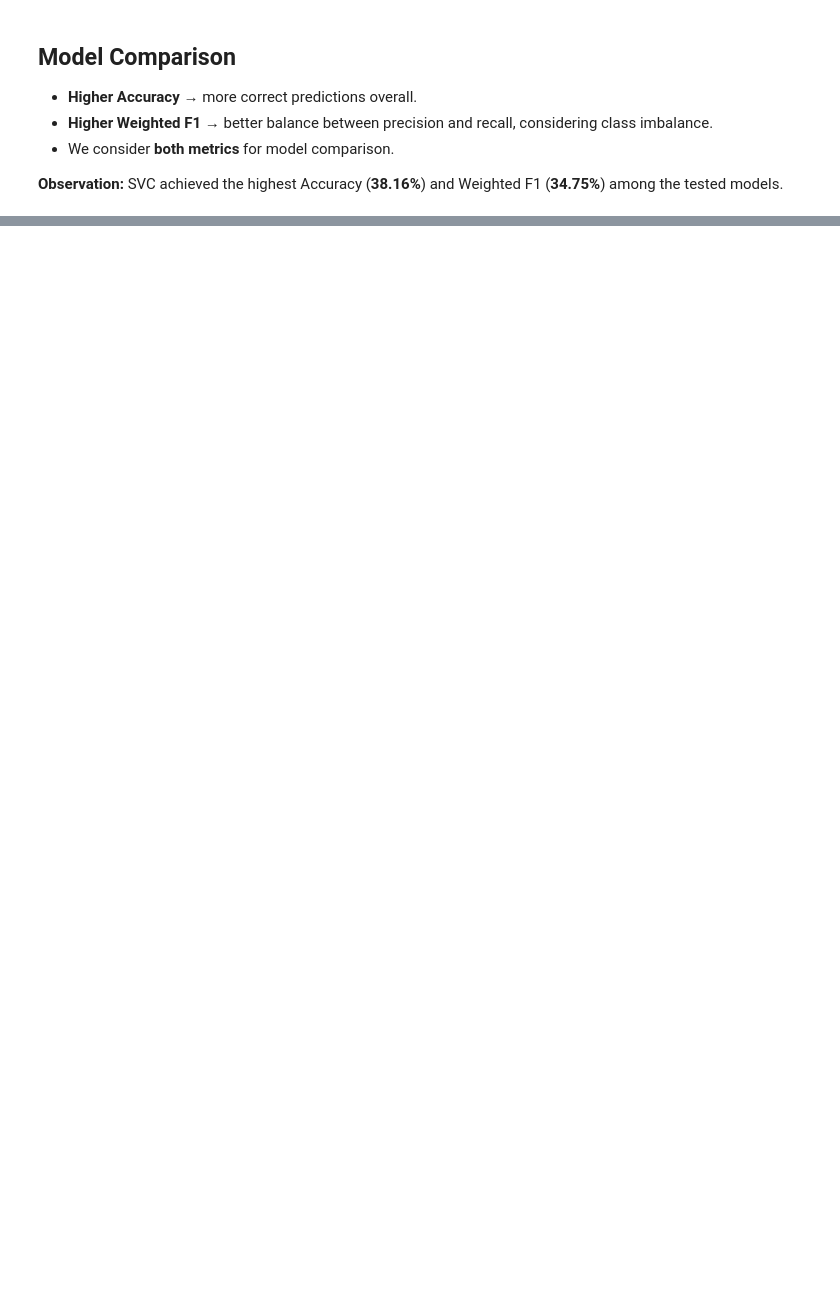
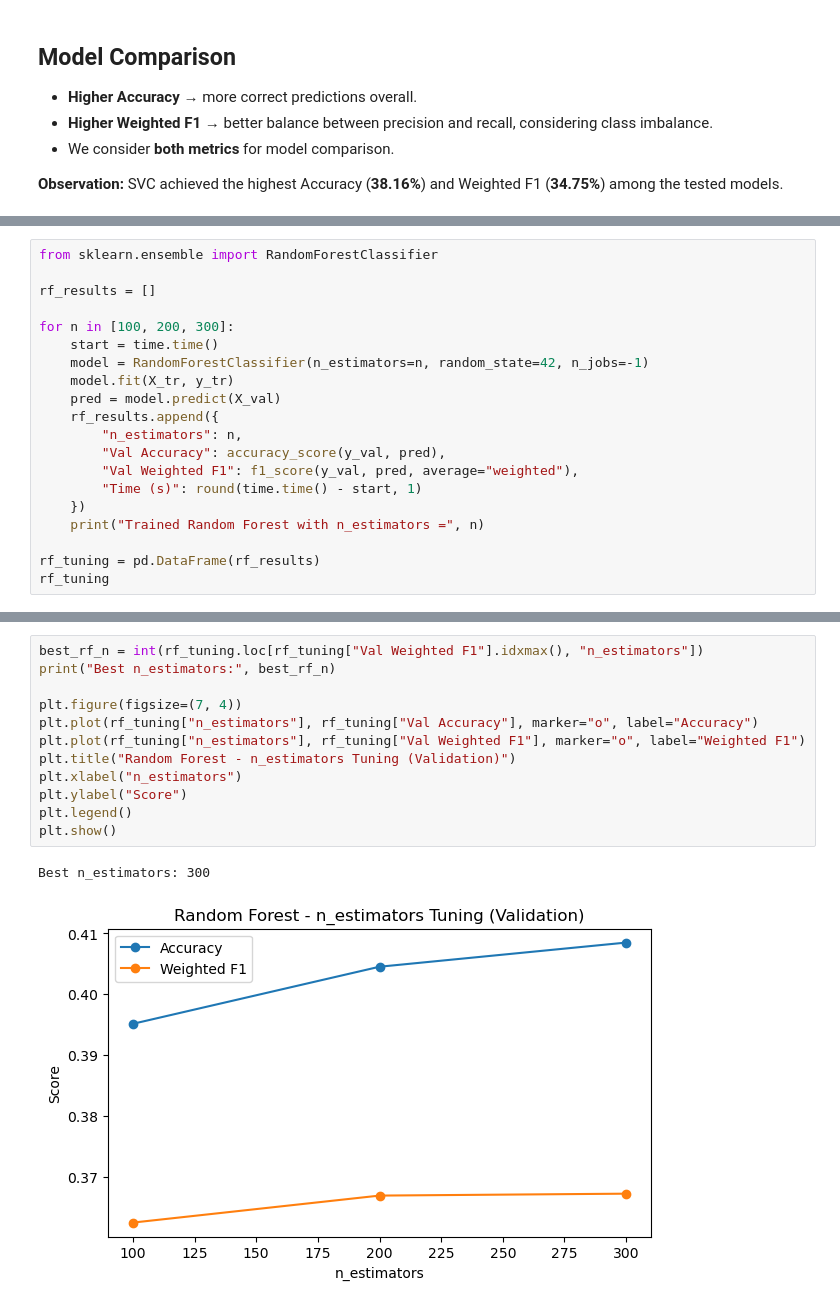
Before and after one commit to AishwaryaSande/ML-Capstone-Project, a Jupyter notebook: notebooks/01_Classification_Emotion.ipynb, the cells around one changed output, grey strips where cells are left out. Cells and saved outputs as stored; diff of their text form; blank space fills up the shorter version.

```diff
--- a/notebooks/01_Classification_Emotion.ipynb
+++ b/notebooks/01_Classification_Emotion.ipynb
@@ -1370,0 +1490,20 @@ comparison
+# %%
+from sklearn.ensemble import RandomForestClassifier
+
+rf_results = []
+
+for n in [100, 200, 300]:
+    start = time.time()
+    model = RandomForestClassifier(n_estimators=n, random_state=42, n_jobs=-1)
+    model.fit(X_tr, y_tr)
+    pred = model.predict(X_val)
+    rf_results.append({
+        "n_estimators": n,
+        "Val Accuracy": accuracy_score(y_val, pred),
+        "Val Weighted F1": f1_score(y_val, pred, average="weighted"),
+        "Time (s)": round(time.time() - start, 1)
+    })
+    print("Trained Random Forest with n_estimators =", n)
+
+rf_tuning = pd.DataFrame(rf_results)
+rf_tuning
@@ -1370,0 +1518,15 @@ comparison
+# %%
+best_rf_n = int(rf_tuning.loc[rf_tuning["Val Weighted F1"].idxmax(), "n_estimators"])
+print("Best n_estimators:", best_rf_n)
+
+plt.figure(figsize=(7, 4))
+plt.plot(rf_tuning["n_estimators"], rf_tuning["Val Accuracy"], marker="o", label="Accuracy")
+plt.plot(rf_tuning["n_estimators"], rf_tuning["Val Weighted F1"], marker="o", label="Weighted F1")
+plt.title("Random Forest - n_estimators Tuning (Validation)")
+plt.xlabel("n_estimators")
+plt.ylabel("Score")
+plt.legend()
+plt.show()
+# %% [output]
+Best n_estimators: 300
+[figure, added]
```
Also changed, not shown: parts of 53 cells of this notebook.
